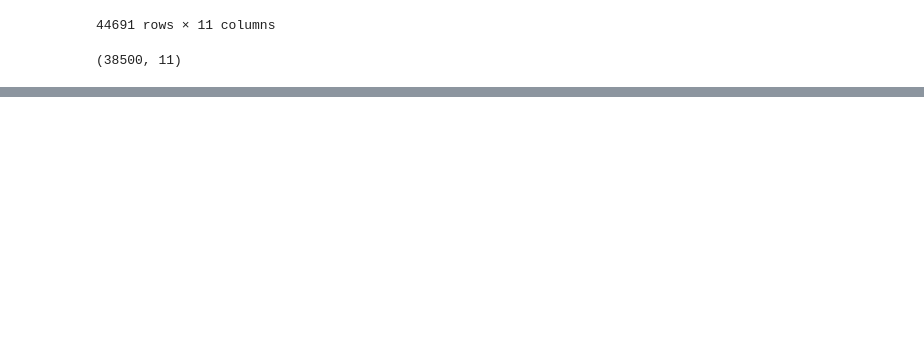
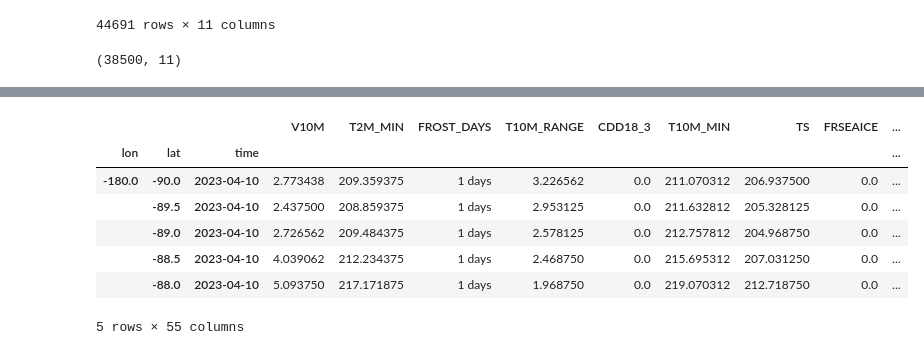
Before and after one commit to cancamilo/dataworks-gis, a Jupyter notebook: power_data_exploring.ipynb, the cells around one changed output, grey strips where cells are left out. Drawn from its saved outputs; the diff is of its cells as text; code cells hidden in the pictures; blank space fills up the shorter version.

```diff
--- a/power_data_exploring.ipynb
+++ b/power_data_exploring.ipynb
@@ -610,0 +622,4 @@ cities[cities["population"] > 10000].shape
+# %%
+open('temp.nc', 'wb').write(r.content)
+geo = xr.open_dataset('temp.nc').to_dataframe().reset_index()
+geo["time"].min()
@@ -610,0 +632,11 @@ cities[cities["population"] > 10000].shape
+# %%
+geo
+# %% [output]
+|  |  |  | V10M | T2M_MIN | FROST_DAYS | T10M_RANGE | CDD18_3 | T10M_MIN | TS | FRSEAICE | ... |
+| lon | lat | time |  |  |  |  |  |  |  |  | ... |
+| -180.0 | -90.0 | 2023-04-10 | 2.773438 | 209.359375 | 1 days | 3.226562 | 0.0 | 211.070312 | 206.937500 | 0.0 | ... |
+|  | -89.5 | 2023-04-10 | 2.437500 | 208.859375 | 1 days | 2.953125 | 0.0 | 211.632812 | 205.328125 | 0.0 | ... |
+|  | -89.0 | 2023-04-10 | 2.726562 | 209.484375 | 1 days | 2.578125 | 0.0 | 212.757812 | 204.968750 | 0.0 | ... |
+|  | -88.5 | 2023-04-10 | 4.039062 | 212.234375 | 1 days | 2.468750 | 0.0 | 215.695312 | 207.031250 | 0.0 | ... |
+|  | -88.0 | 2023-04-10 | 5.093750 | 217.171875 | 1 days | 1.968750 | 0.0 | 219.070312 | 212.718750 | 0.0 | ... |
+5 rows × 55 columns
```
Also changed, not shown: parts of 5 cells of this notebook, 1 other file.
